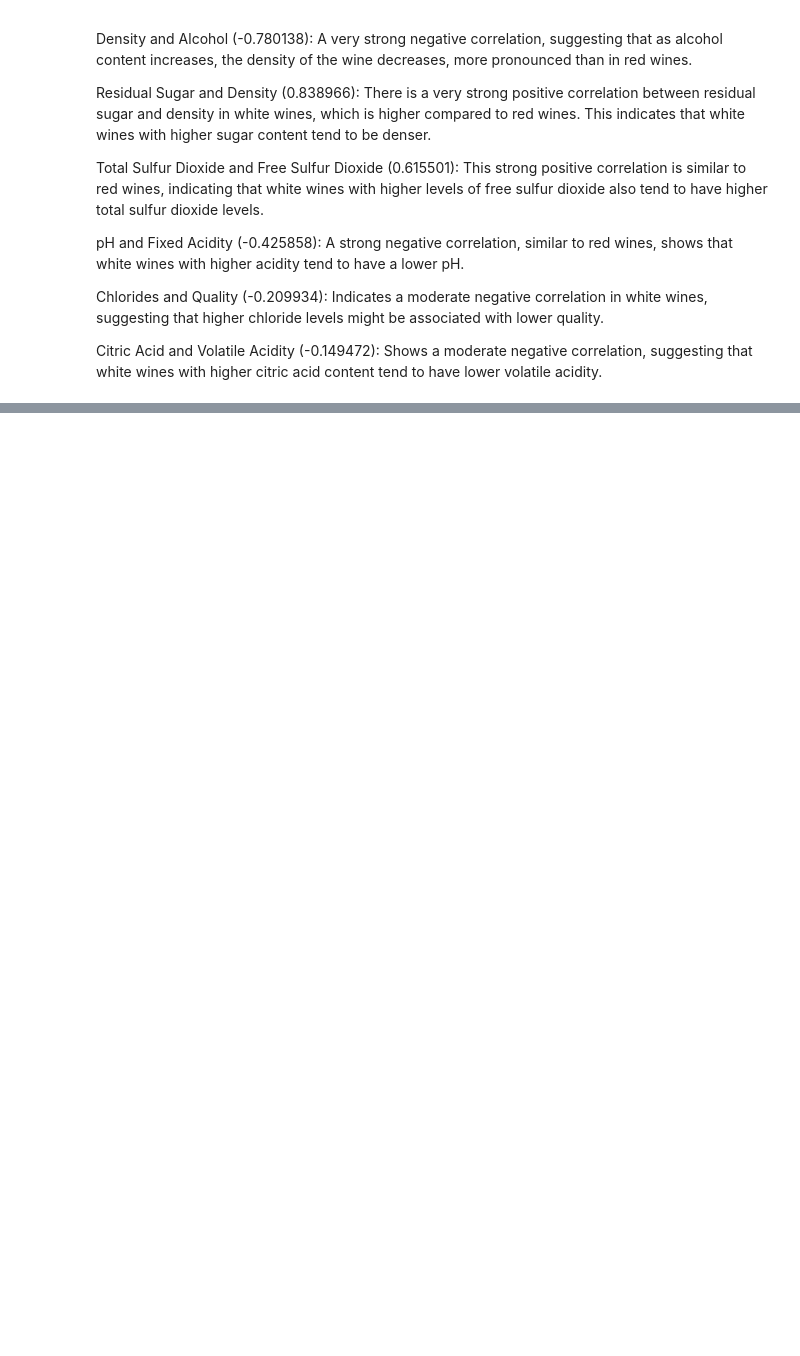
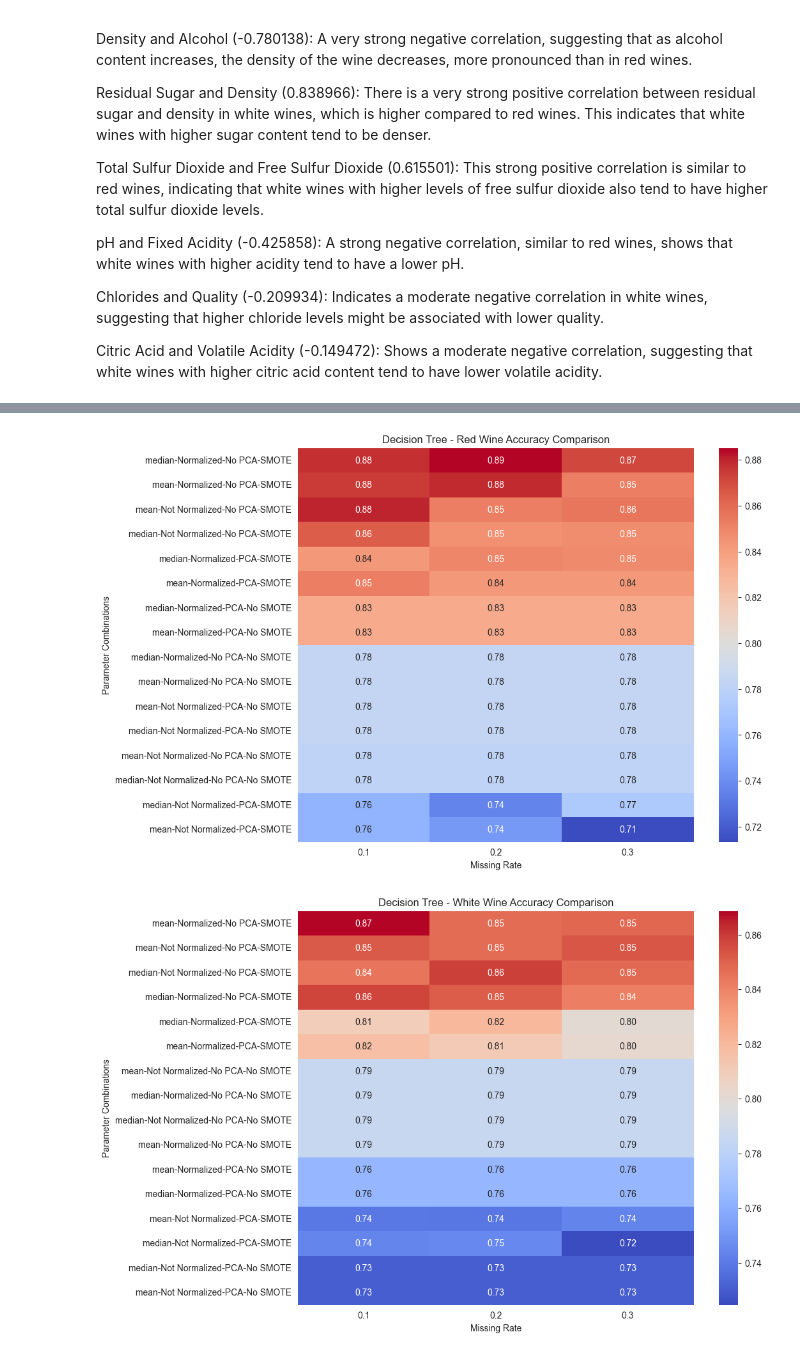
Before and after one commit to karolkadlubowski/MLWineClassifierComparision, a Jupyter notebook: notebooks/wine_notebook.ipynb, the cells around one changed output, grey strips where cells are left out. Cells and saved outputs as stored; diff of their text form; code cells hidden in the pictures; blank space fills up the shorter version.

```diff
--- a/notebooks/wine_notebook.ipynb
+++ b/notebooks/wine_notebook.ipynb
@@ -524,0 +420,9 @@ Red Wine - Missing: 0.1, Impute: median, Normalize: True, Reduce: True
+# %%
+# Decision Tree
+results_red_dt, results_white_dt = run_experiments_for_model('dt')
+# %%
+create_visualization_from_results(results_red_dt,"Decision Tree")
+create_visualization_from_results(results_white_dt,"Decision Tree")
+# %% [output]
+[figure, added]
+[figure, added]
```
Also changed, not shown: parts of 20 cells of this notebook.
